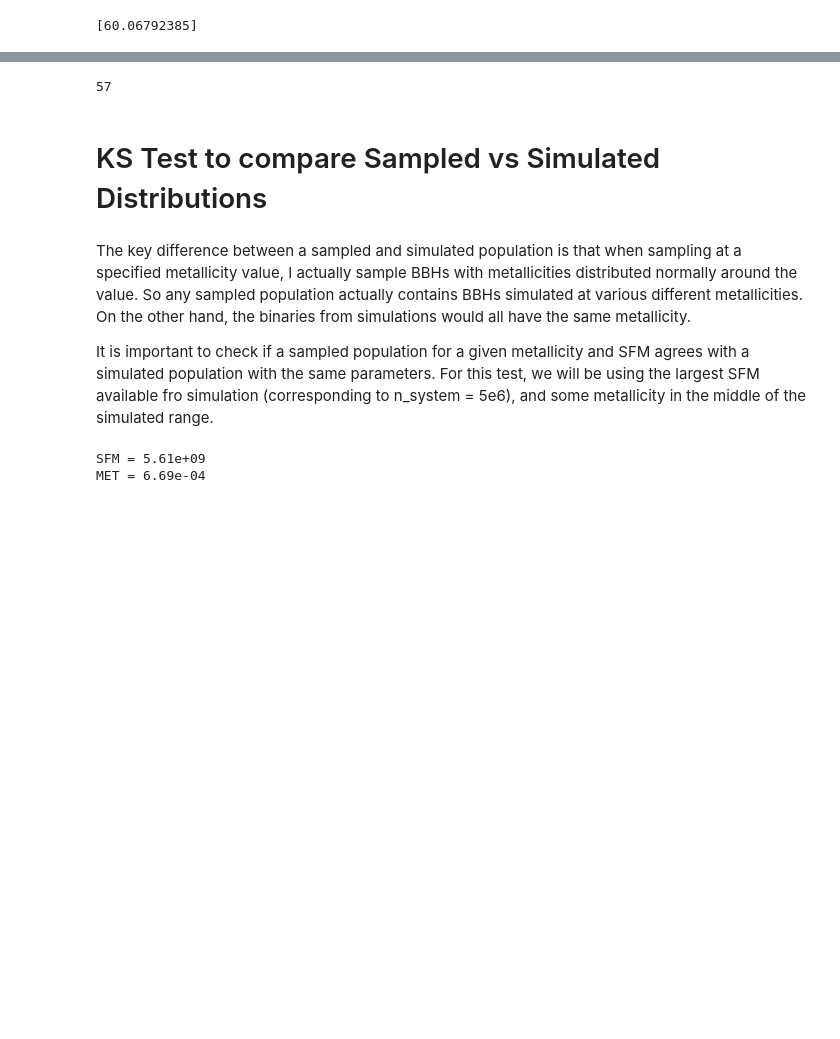
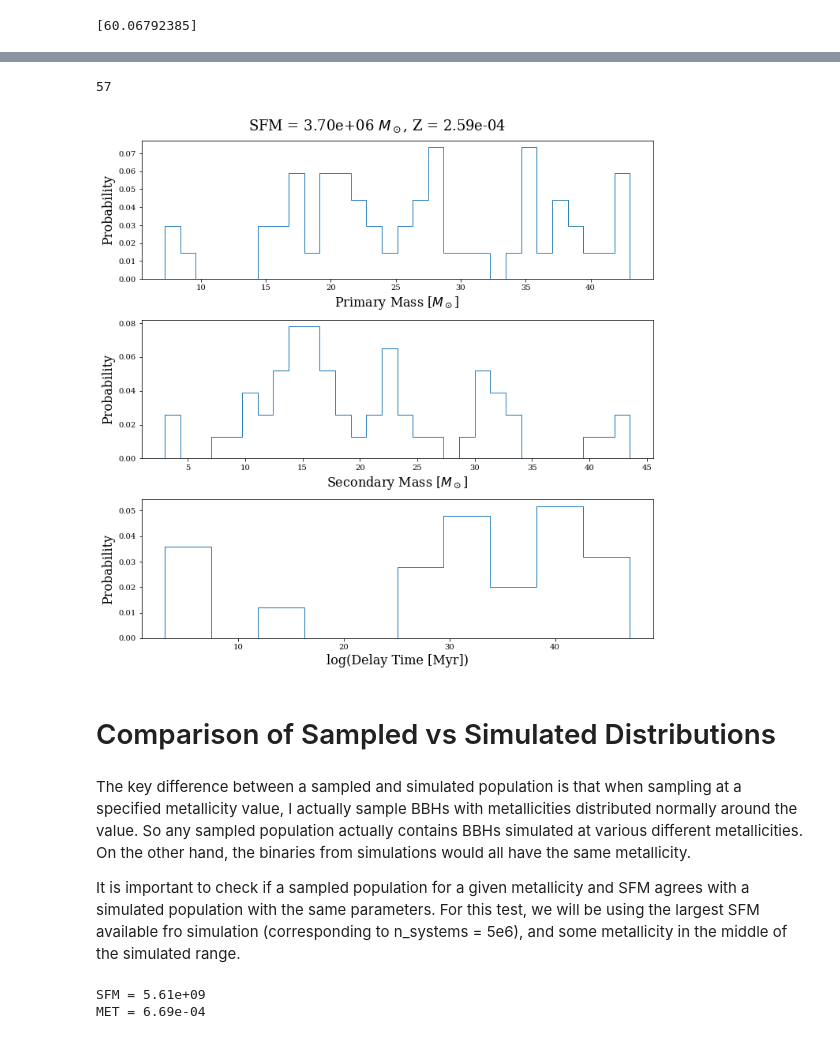
Before and after one commit to veome22/cosmo_bh, a Jupyter notebook: draw_bbhs.ipynb, the cells around one changed output, grey strips where cells are left out. Saved outputs shown, nothing was run; the diff lists cells and outputs as text; code cells hidden in the pictures; blank space fills up the shorter version.

Commit message:
added plots for the sampled population, cleaned up the markdown

```diff
--- a/draw_bbhs.ipynb
+++ b/draw_bbhs.ipynb
@@ -123,13 +131,37 @@ Computation completed in 0.26 s
-# %%
-len(M2_SAMPLED)
-# %% [output]
-57
+# %%
+len(M1_SAMPLED) # compare to the expected number of BBHs from n_bbh
+# %% [output]
+57
+# %%
+fig, (ax1, ax2, ax3) = plt.subplots(3, 1, figsize=(10,10))
+
+fig.suptitle(f"SFM = {SFM:.2e} $M_\odot$, Z = {MET:.2e}", fontsize=18)
+
+bins = 30
+
+ax1.hist(M1_SAMPLED, bins=bins, histtype='step', density=True, label=f'Sampled')
+ax1.set_xlabel("Primary Mass [$M_\odot$]", fontsize=16)
+ax1.set_ylabel("Probability", fontsize=16)
+
+
+ax2.hist(M2_SAMPLED, bins=bins, histtype='step', density=True, label=f'Sampled')
+ax2.set_xlabel("Secondary Mass [$M_\odot$]", fontsize=16)
+ax2.set_ylabel("Probability", fontsize=16)
+
+ax3.hist(np.log(DELAY_TIME_SAMPLED), histtype='step', density=True, label=f'Sampled')
+ax3.set_xlabel("log(Delay Time [Myr])", fontsize=16)
+ax3.set_ylabel("Probability", fontsize=16)
+
+plt.tight_layout()
+plt.show()
+# %% [output]
+[figure, added]
 # %% [markdown]
-# KS Test to compare Sampled vs Simulated Distributions
+# Comparison of Sampled vs Simulated Distributions
 # %% [markdown]
 The key difference between a sampled and simulated population is that when sampling at a specified metallicity value, I actually sample BBHs with metallicities distributed normally around the value. So any sampled population actually contains BBHs simulated at various different metallicities. On the other hand, the binaries from simulations would all have the same metallicity.
 
-It is important to check if a sampled population for a given metallicity and SFM agrees with a simulated population with the same parameters. For this test, we will be using the largest SFM available fro simulation (corresponding to n_system = 5e6), and some metallicity in the middle of the simulated range.
+It is important to check if a sampled population for a given metallicity and SFM agrees with a simulated population with the same parameters. For this test, we will be using the largest SFM available fro simulation (corresponding to n_systems = 5e6), and some metallicity in the middle of the simulated range.
 # %%
 sfm_index = 5 # max is 5
 met_index = 3 # max is 9
```
Also changed, not shown: parts of 21 cells of this notebook.
